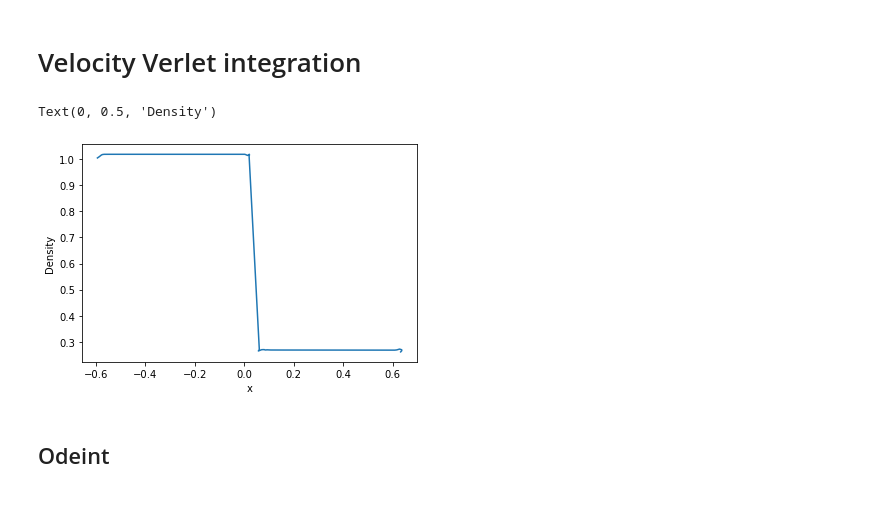
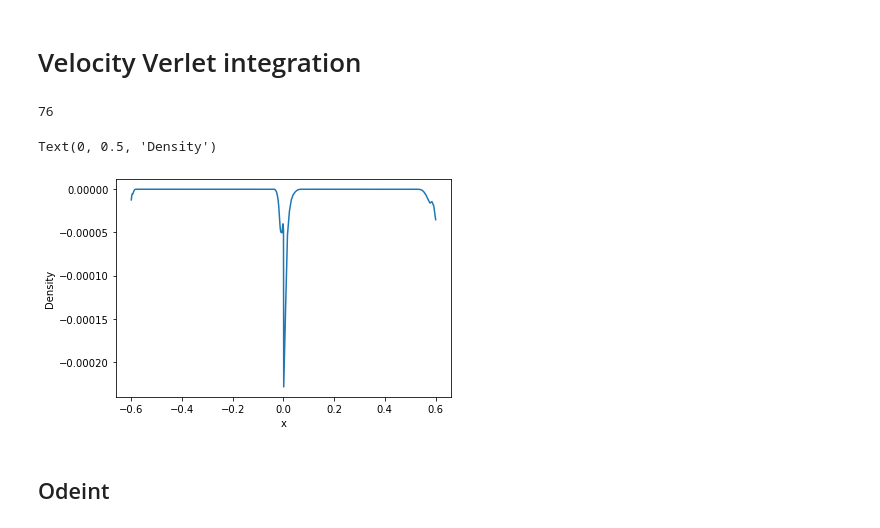
Before and after one commit to salinashds/sph_water, a Jupyter notebook: Shock_Tube.ipynb, the cells around one changed output. Cells and saved outputs as stored; diff of their text form; code cells hidden in the pictures.

```diff
--- a/Shock_Tube.ipynb
+++ b/Shock_Tube.ipynb
@@ -276,23 +280,24 @@ h_right = (1.2/N2) *np.ones(N2)
 e_left  = e1*np.ones(N1)
 e_right = e2*np.ones(N2)
 
-ρ_left = ρ1*np.ones(N1)
-ρ_right= ρ2*np.ones(N2)
+ρ_left  = ρ1*np.ones(N1)
+ρ_right = ρ2*np.ones(N2)
 
 pos = np.concatenate([x_left,x_right])
-h = np.concatenate([h_left,h_right])
-e = np.concatenate([e_left,e_right])
-ρ = np.concatenate([ρ_left,ρ_right])
+h   = np.concatenate([h_left,h_right])
+e   = np.concatenate([e_left,e_right])
+ρ   = np.concatenate([ρ_left,ρ_right])
 
 
-NP=len(pos)
-m0 = (ρ1 + ρ2) * L / NP
+NP   = len(pos)
+m0   = (ρ1 + ρ2) * L / NP
 mass = m0*np.ones(NP)/2
-vel = np.zeros(NP)
+
+vo  = 1E-7
+vel = vo*np.ones(NP)
 # %%
-dt = 5E-2
+dt = 5E-3
 T   = np.arange(0,5, dt/2)
-
 len(T)
 T = T[0:80]
 n = len(T)
@@ -358,16 +361,38 @@ for i in range(0, k, 2):
+# %%
+k=i
+print(k)
+# %% [output]
+76
+# %%
+pos_ = r[ k + 2]
+vel_ = v[k+2]
+
+rho_ = np.zeros(NP)
+for i in range(0, NP):
+    rho=0
+    for j in range(0,NP):
+        if(i!=j):
+            hij=h[i]+h[j]
+            dx =pos_[i]-pos_[j]
+            vij=vel_[i]-vel_[j]
+            derivadaKernel = KernelPolynomial_p(abs(dx), hij)
+           # print(derivadaKernel)
+            rho+=mass[j]*abs(vij)*derivadaKernel
+          #  print(derivadaKernel,vij)
+    rho_[i]=rho
 # %%
 #@interact
 #def grap( i = np.arange(180,198 , 2)):
-i=62
-plt.plot(r[i],_ρ_[i])
+i = 18
+plt.plot(r[-2], rho_)
 plt.xlabel("x")
 plt.ylabel("Density")
 #plt.ylim(-1,2)
 #plt.xlim(-0.6,0.6)
 #return plt.figure()
 #plt.xlim(1250, 1800)
 # %% [output]
 Text(0, 0.5, 'Density')
-[figure, old version]
+[figure, new version]
 # %% [markdown]
 ## Odeint
```
Also changed, not shown: parts of 10 cells of this notebook.
